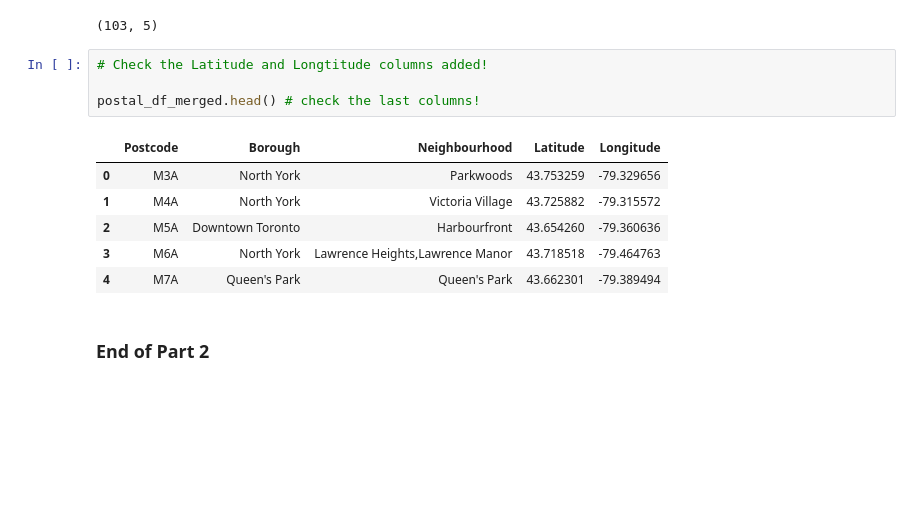
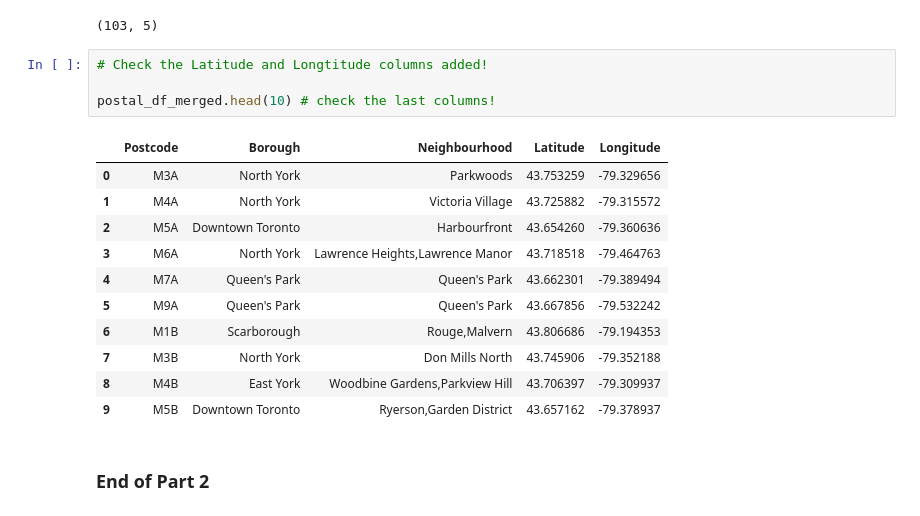
Before and after one commit to rbhavanasi/Coursera_Capstone, a Jupyter notebook: Week3_Assignment.ipynb, the cells around one changed output. Cells and saved outputs as stored; diff of their text form; blank space fills up the shorter version.

```diff
--- a/Week3_Assignment.ipynb
+++ b/Week3_Assignment.ipynb
@@ -157,14 +171,19 @@ postal_df_merged.shape
 # %%
 # Check the Latitude and Longtitude columns added!
 
-postal_df_merged.head() # check the last columns!
+postal_df_merged.head(10) # check the last columns!
 # %% [output]
 |  | Postcode | Borough | Neighbourhood | Latitude | Longitude |
 | 0 | M3A | North York | Parkwoods | 43.753259 | -79.329656 |
 | 1 | M4A | North York | Victoria Village | 43.725882 | -79.315572 |
 | 2 | M5A | Downtown Toronto | Harbourfront | 43.654260 | -79.360636 |
 | 3 | M6A | North York | Lawrence Heights,Lawrence Manor | 43.718518 | -79.464763 |
 | 4 | M7A | Queen's Park | Queen's Park | 43.662301 | -79.389494 |
+| 5 | M9A | Queen's Park | Queen's Park | 43.667856 | -79.532242 |
+| 6 | M1B | Scarborough | Rouge,Malvern | 43.806686 | -79.194353 |
+| 7 | M3B | North York | Don Mills North | 43.745906 | -79.352188 |
+| 8 | M4B | East York | Woodbine Gardens,Parkview Hill | 43.706397 | -79.309937 |
+| 9 | M5B | Downtown Toronto | Ryerson,Garden District | 43.657162 | -79.378937 |
 # %% [markdown]
 ### End of Part 2
 # %% [markdown]
```
Also changed, not shown: parts of 1 cell of this notebook.
